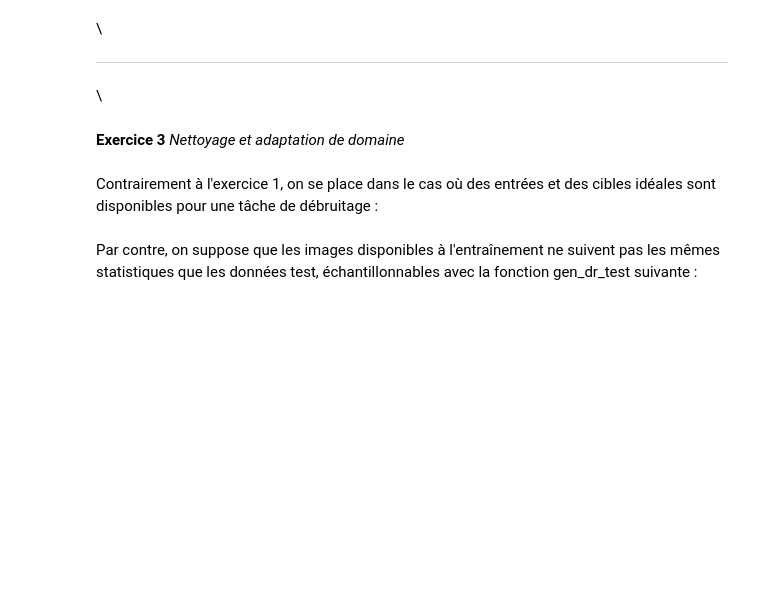
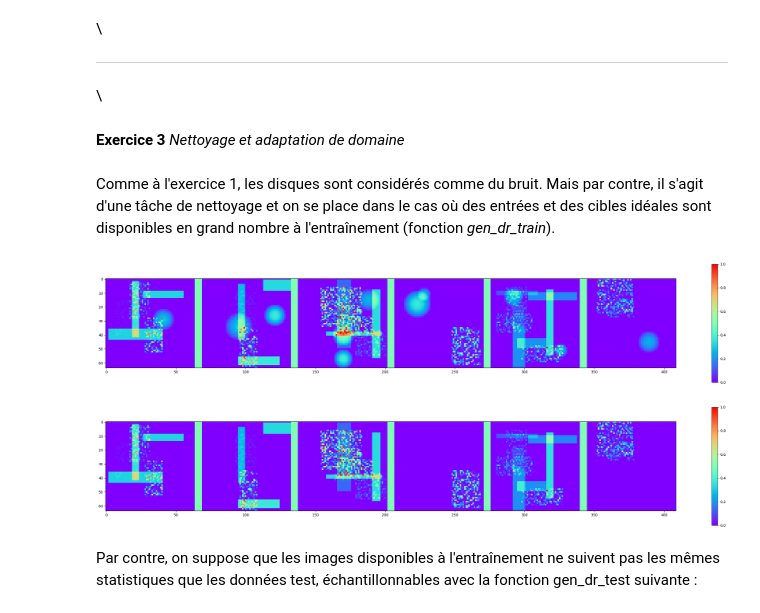
Before and after one commit to zakariaabou/exam_2025_session2, a Jupyter notebook: notebooks/exercices_session2.ipynb, the cells around one changed output. Saved outputs shown, nothing was run; the diff lists cells and outputs as text; code cells hidden in the pictures; blank space fills up the shorter version.

```diff
--- a/notebooks/exercices_session2.ipynb
+++ b/notebooks/exercices_session2.ipynb
@@ -28,3 +28,27 @@ def gen_dr(n):
 def gen_d(n):
   discs = make_batch(n, rec = 0., noisy_rec= 0., disc = 0.0003)
   return  discs
+
+def gen_ex2(n):
+  target1 = make_batch(n, rec = 0., noisy_rec= 0., disc = 0.0015)
+  target2 = make_batch(n, rec = 0.0015, noisy_rec= 0.0015, disc = 0.)
+  target = 100 * target1.mean(dim=(1,2,3))
+  print(target)
+  m = torch.normal(target, 1.)
+  input = target1 + target2
+  target = m
+  return  input, target
+
+def gen_dr_train(n):
+  discs = make_batch(n, rec = 0., noisy_rec= 0., disc = 0.0005)
+  rectangles = make_batch(n, rec = 0.0005, noisy_rec= 0.0005, disc = 0.)
+  targets = rectangles
+  inputs = rectangles + discs
+  return  inputs, targets
+
+def gen_dr_test(n):
+  discs = make_batch(n, rec = 0., noisy_rec= 0., disc = 0.002)
+  rectangles = make_batch(n, rec = 0.001, noisy_rec= 0.001, disc = 0.)
+  targets = rectangles
+  inputs = rectangles + discs
+  return  inputs, targets
@@ -126,13 +126,18 @@ NameError: name 'mySeed' is not defined
 # %% [markdown]
 **Exercice 3** *Nettoyage et adaptation de domaine*
 # %% [markdown]
-Contrairement à l'exercice 1, on se place dans le cas où des entrées et des cibles idéales sont disponibles pour une tâche de débruitage :
+Comme à l'exercice 1, les disques sont considérés comme du bruit. Mais par contre, il s'agit d'une tâche de nettoyage et on se place dans le cas où des entrées et des cibles idéales sont disponibles en grand nombre à l'entraînement (fonction *gen_dr_train*).
-# %%
-def gen_dr_train(n):
-  discs = make_batch(n, rec = 0., noisy_rec= 0., disc = 0.0005)
-  rectangles = make_batch(n, rec = 0.001, noisy_rec= 0.001, disc = 0.)
-  ideal_targets = rectangles > 0
-  rectangles[discs > 0 ] = discs[discs > 0]
-  return  rectangles, targets
+# %%
+input, targets = gen_dr_train(6)
+# Inputs (train)
+fig0 = plt.figure(0, figsize=(36, 6))
+voir_batch2D(input, 6, fig0, k=0, min_scale=0,max_scale=1)
+
+# targets (train)
+fig1 = plt.figure(0, figsize=(36, 6))
+voir_batch2D(targets, 6, fig1, k=0, min_scale=0,max_scale=1)
+# %% [output]
+[figure, added]
+[figure, added]
 # %% [markdown]
 Par contre, on suppose que les images disponibles à l'entraînement ne suivent pas les mêmes statistiques que les données test, échantillonnables avec la fonction gen_dr_test suivante :
```
Also changed, not shown: parts of 16 cells of this notebook.
